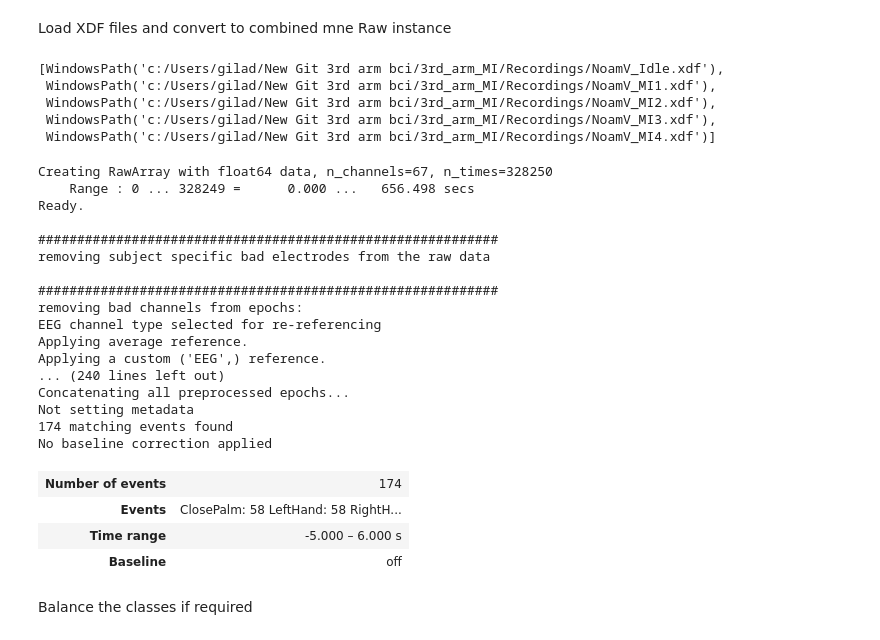
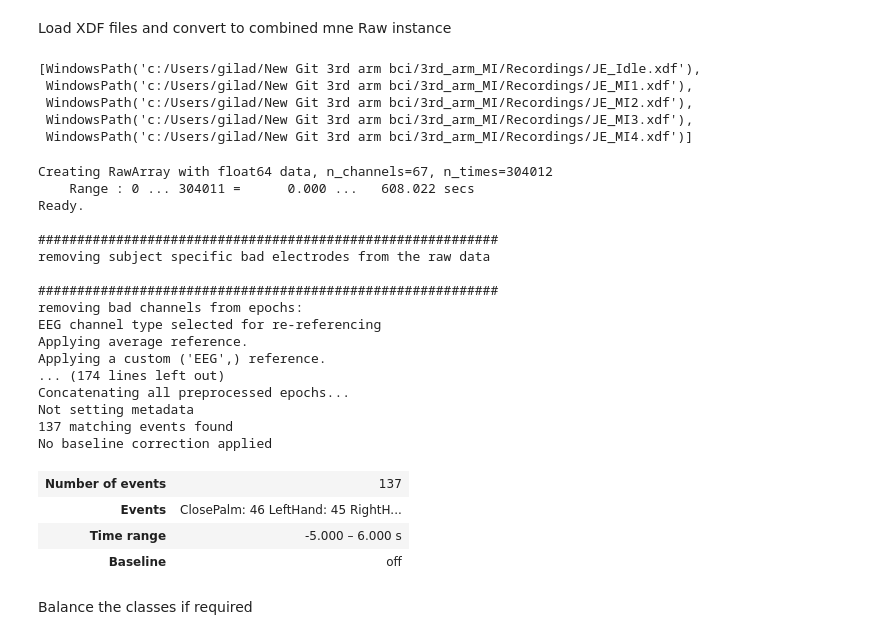
Before and after one commit to Giladsc/3rd_arm_MI, a Jupyter notebook: notebooks/Main_Experiment_ICA.ipynb, the cells around one changed output. Drawn from its saved outputs; the diff is of its cells as text; code cells hidden in the pictures.

```diff
--- a/notebooks/Main_Experiment_ICA.ipynb
+++ b/notebooks/Main_Experiment_ICA.ipynb
@@ -69,14 +69,14 @@ Subject IDs: ['DD', 'DD', 'DD', 'DD', 'Fudge', 'Fudge', 'Fudge', 'Fudge', 'Gilad
 # %% [markdown]
 Define Subject Name
 # %%
-subject_name = 'NoamV' # Manually define subject name
+subject_name = 'JE' # Manually define subject name
 # %% [markdown]
 ## Parameters
 Choose one of the parameter dictionaries below.
 # %%
 params_dict={}
-params_dict['PerformCsd']=True
-params_dict['PerformAvgRef']=False
+params_dict['PerformCsd']=False
+params_dict['PerformAvgRef']=True
 Electorde_Group_Names='FC+C+CP+P'
 params_dict['Electorde_Group']=[]
 for cur_elec_group_name in Electorde_Group_Names.split('+'):
@@ -128,49 +128,49 @@ xdf_files = [f for f in recording_path.glob('*.xdf') if subject_name in  f.name]
 #OriginalRaw = Load_and_concatenate_xdf(xdf_files)
 xdf_files[:]
 # %% [output]
-[WindowsPath('c:/Users/gilad/New Git 3rd arm bci/3rd_arm_MI/Recordings/NoamV_Idle.xdf'),
- WindowsPath('c:/Users/gilad/New Git 3rd arm bci/3rd_arm_MI/Recordings/NoamV_MI1.xdf'),
- WindowsPath('c:/Users/gilad/New Git 3rd arm bci/3rd_arm_MI/Recordings/NoamV_MI2.xdf'),
- WindowsPath('c:/Users/gilad/New Git 3rd arm bci/3rd_arm_MI/Recordings/NoamV_MI3.xdf'),
- WindowsPath('c:/Users/gilad/New Git 3rd arm bci/3rd_arm_MI/Recordings/NoamV_MI4.xdf')]
+[WindowsPath('c:/Users/gilad/New Git 3rd arm bci/3rd_arm_MI/Recordings/JE_Idle.xdf'),
+ WindowsPath('c:/Users/gilad/New Git 3rd arm bci/3rd_arm_MI/Recordings/JE_MI1.xdf'),
+ WindowsPath('c:/Users/gilad/New Git 3rd arm bci/3rd_arm_MI/Recordings/JE_MI2.xdf'),
+ WindowsPath('c:/Users/gilad/New Git 3rd arm bci/3rd_arm_MI/Recordings/JE_MI3.xdf'),
+ WindowsPath('c:/Users/gilad/New Git 3rd arm bci/3rd_arm_MI/Recordings/JE_MI4.xdf')]
 # %%
 epochs_list = []
 filter_bank_epochs_list = []
 movement_events = ['ClosePalm','OpenPalm']
-for xdf_file in xdf_files[1:]:
+for xdf_file in xdf_files[1:-1]:
     raw=read_raw_xdf(xdf_file)
     filtered_raw,epoch,filter_bank_epochs,mean_across_epochs, events_trigger_dict = EEG_Preprocessing(current_path,raw,params_dict, pick_channels=False)
     epoch = remap_epoch_events_to_standard(epoch, standard_event_id, params_dict['desired_events'])
     params_dict['events_trigger_dict'] = {event: standard_event_id[event] for event in params_dict['desired_events']}
     events_trigger_dict = params_dict['events_trigger_dict']
     epochs_list.append(epoch)
     filter_bank_epochs_list.append(filter_bank_epochs)
 
 print("Concatenating all preprocessed epochs...")
 
 epochs = mne.concatenate_epochs(epochs_list, on_mismatch='warn')
 filter_bank_epochs = None
 epochs
 # %% [output]
-Creating RawArray with float64 data, n_channels=67, n_times=328250
-    Range : 0 ... 328249 =      0.000 ...   656.498 secs
+Creating RawArray with float64 data, n_channels=67, n_times=304012
+    Range : 0 ... 304011 =      0.000 ...   608.022 secs
 Ready.
 
 ###########################################################
 removing subject specific bad electrodes from the raw data
 
 ###########################################################
 removing bad channels from epochs:
 EEG channel type selected for re-referencing
 Applying average reference.
 Applying a custom ('EEG',) reference.
-... (240 lines left out)
+... (174 lines left out)
 Concatenating all preprocessed epochs...
 Not setting metadata
-174 matching events found
+137 matching events found
 No baseline correction applied
-| Number of events | 174 |
-| Events | ClosePalm: 58 LeftHand: 58 RightH... |
+| Number of events | 137 |
+| Events | ClosePalm: 46 LeftHand: 45 RightH... |
 | Time range | -5.000 – 6.000 s |
 | Baseline | off |
 # %% [markdown]
```
Also changed, not shown: 3 other files.
